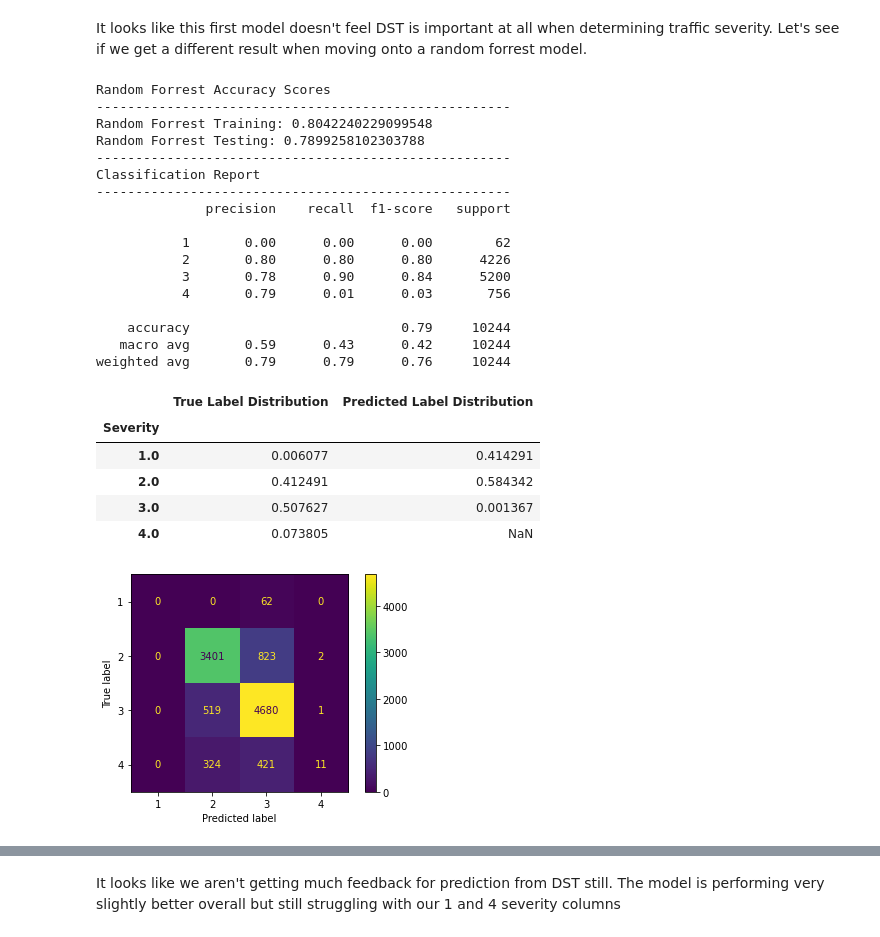
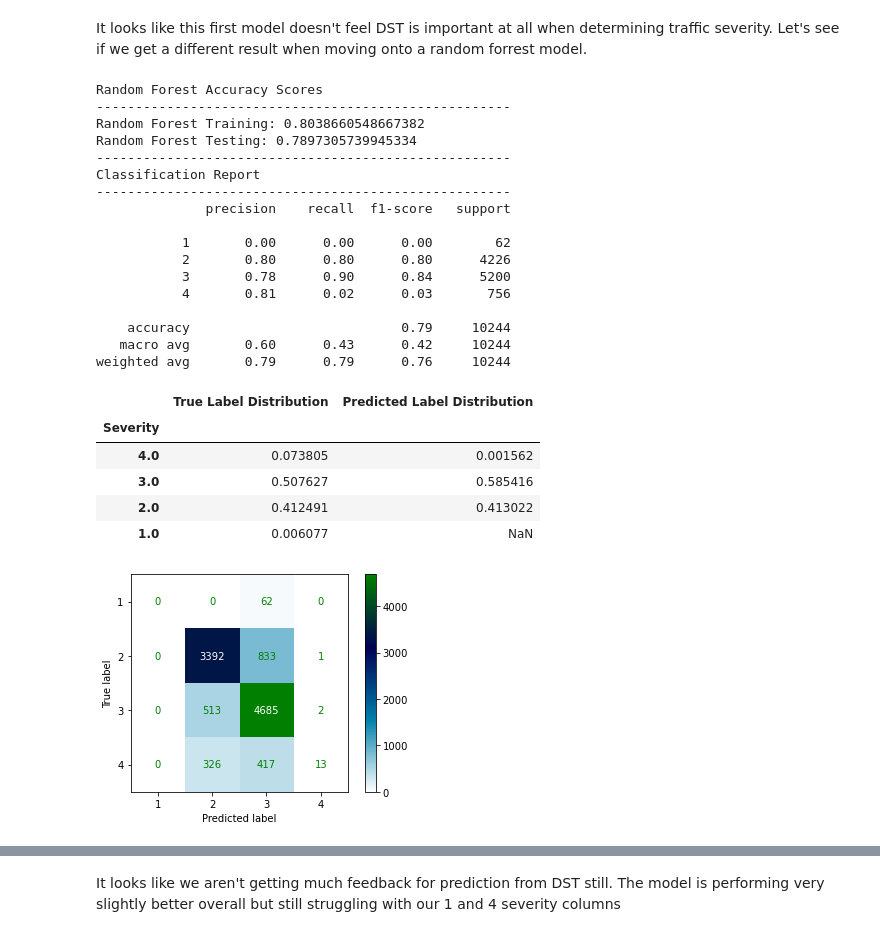
Before and after one commit to jeffreyfloyd/DST-and-traffic-implications, a Jupyter notebook: code/4_modeling.ipynb, the cells around one changed output, grey strips where cells are left out. Drawn from its saved outputs; the diff is of its cells as text; code cells hidden in the pictures.

```diff
--- a/code/4_modeling.ipynb
+++ b/code/4_modeling.ipynb
@@ -65,9 +65,9 @@ We'll be making a few different models here so to save ourselves some trouble go
 def compare_preds(true, preds):
     '''Compares the distribution of predicted values from a model to the distribution of our true values of our target. Outputs the values as a pandas dataframe'''
 
-    true_labels = true.value_counts(normalize=True).sort_index().index
-    true_values = true.value_counts(normalize=True).sort_index().values
-    pred_values = pd.DataFrame(preds).value_counts(normalize=True).sort_index().values
+    true_labels = true.value_counts(normalize=True).sort_index(ascending=False).index
+    true_values = true.value_counts(normalize=True).sort_index(ascending=False).values
+    pred_values = pd.DataFrame(preds).value_counts(normalize=True).sort_index(ascending=False).values
 
     compare = pd.DataFrame([true_labels, true_values, pred_values]).T
     column_dict = {0:'Severity',1:'True Label Distribution',2:'Predicted Label Distribution'}
@@ -84,7 +84,7 @@ def print_scores(model_name, model, xtrain, ytrain, xtest, ytest, preds):
     print('Classification Report')
     print('-'*53)
     print(classification_report(y_test, preds, zero_division=0))
-    plot_confusion_matrix(model, xtest, ytest);
+    plot_confusion_matrix(model, xtest, ytest, cmap='ocean_r');
 # %% [markdown]
 ## Modeling
 We'll be taking a look at four different models here. We're starting with a decision tree and random forrest so that we can gain insight into what factors are the best predictors of accident severity.
@@ -150,34 +145,34 @@ tree_coefs[tree_coefs['feature'] == 'is_DST']
 # %% [markdown]
 It looks like this first model doesn't feel DST is important at all when determining traffic severity. Let's see if we get a different result when moving onto a random forrest model.
 # %%
-forrest = RandomForestClassifier(max_depth=10)
-forrest.fit(X_train,y_train)
-forrest_preds = forrest.predict(X_test)
-print_scores('Random Forrest', forrest, X_train, y_train, X_test, y_test, forrest_preds)
-compare_preds(y,forrest_preds)
+forest = RandomForestClassifier(max_depth=10)
+forest.fit(X_train,y_train)
+forest_preds = forest.predict(X_test)
+print_scores('Random Forest', forest, X_train, y_train, X_test, y_test, forest_preds)
+compare_preds(y,forest_preds)
 # %% [output]
-Random Forrest Accuracy Scores
+Random Forest Accuracy Scores
 -----------------------------------------------------
-Random Forrest Training: 0.8042240229099548
-Random Forrest Testing: 0.7899258102303788
+Random Forest Training: 0.8038660548667382
+Random Forest Testing: 0.7897305739945334
 -----------------------------------------------------
 Classification Report
 -----------------------------------------------------
               precision    recall  f1-score   support
 
            1       0.00      0.00      0.00        62
            2       0.80      0.80      0.80      4226
            3       0.78      0.90      0.84      5200
-           4       0.79      0.01      0.03       756
+           4       0.81      0.02      0.03       756
 
     accuracy                           0.79     10244
-   macro avg       0.59      0.43      0.42     10244
+   macro avg       0.60      0.43      0.42     10244
 weighted avg       0.79      0.79      0.76     10244
 |  | True Label Distribution | Predicted Label Distribution |
 | Severity |  |  |
-| 1.0 | 0.006077 | 0.414291 |
-| 2.0 | 0.412491 | 0.584342 |
-| 3.0 | 0.507627 | 0.001367 |
-| 4.0 | 0.073805 | NaN |
+| 4.0 | 0.073805 | 0.001562 |
+| 3.0 | 0.507627 | 0.585416 |
+| 2.0 | 0.412491 | 0.413022 |
+| 1.0 | 0.006077 | NaN |
-[figure, old version]
+[figure, new version]
 # %%
```
Also changed, not shown: parts of 8 cells of this notebook, 2 other files.
